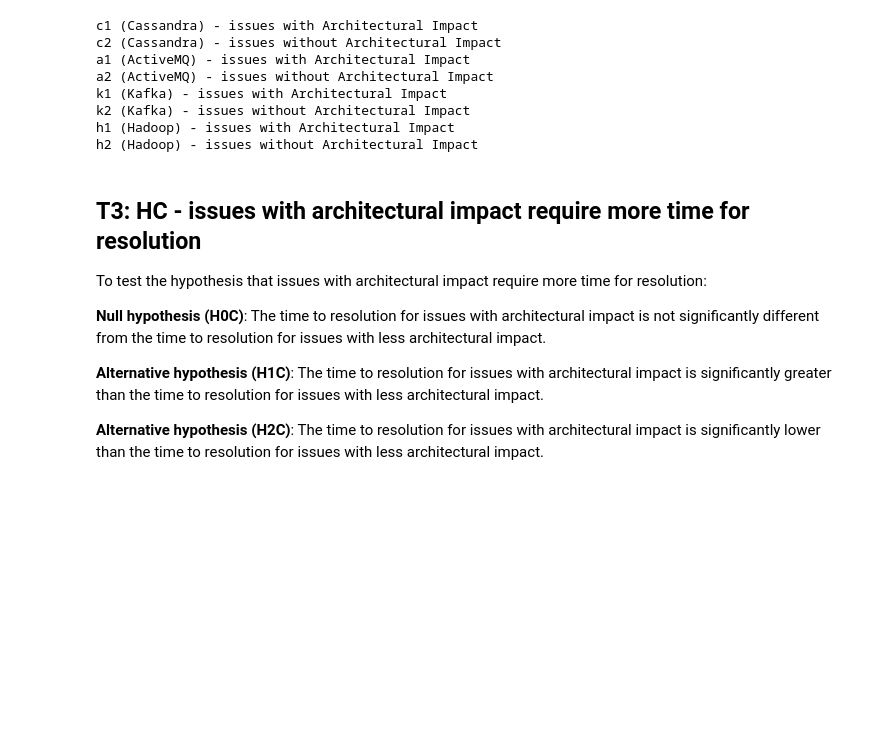
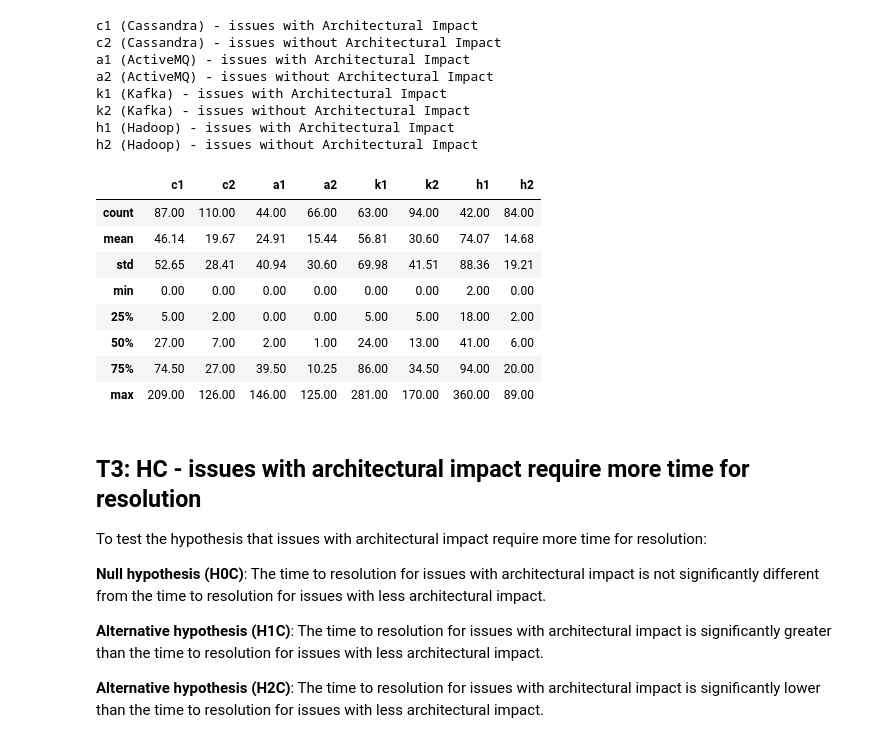
Before and after one commit to armandossrecife/my_validation3, a Jupyter notebook: my_comparison.ipynb, the cells around one changed output. Cells and saved outputs as stored; diff of their text form; code cells hidden in the pictures; blank space fills up the shorter version.

```diff
--- a/my_comparison.ipynb
+++ b/my_comparison.ipynb
@@ -1381,6 +1429,19 @@ k1 (Kafka) - issues with Architectural Impact
 k2 (Kafka) - issues without Architectural Impact
 h1 (Hadoop) - issues with Architectural Impact
 h2 (Hadoop) - issues without Architectural Impact
+# %%
+df_describe_time_resolution_issues = df_describe_statistics(d9_cassandra_without_outliers, d10_cassandra_without_outliers,d11_activema_without_outliers,d12_activemq_without_outliers, d11_kafka_without_outliers,d12_kafka_without_outliers, d11_hadoop_without_outliers,d12_hadoop_without_outliers)
+df_describe_time_resolution_issues
+# %% [output]
+|  | c1 | c2 | a1 | a2 | k1 | k2 | h1 | h2 |
+| count | 87.00 | 110.00 | 44.00 | 66.00 | 63.00 | 94.00 | 42.00 | 84.00 |
+| mean | 46.14 | 19.67 | 24.91 | 15.44 | 56.81 | 30.60 | 74.07 | 14.68 |
+| std | 52.65 | 28.41 | 40.94 | 30.60 | 69.98 | 41.51 | 88.36 | 19.21 |
+| min | 0.00 | 0.00 | 0.00 | 0.00 | 0.00 | 0.00 | 2.00 | 0.00 |
+| 25% | 5.00 | 2.00 | 0.00 | 0.00 | 5.00 | 5.00 | 18.00 | 2.00 |
+| 50% | 27.00 | 7.00 | 2.00 | 1.00 | 24.00 | 13.00 | 41.00 | 6.00 |
+| 75% | 74.50 | 27.00 | 39.50 | 10.25 | 86.00 | 34.50 | 94.00 | 20.00 |
+| max | 209.00 | 126.00 | 146.00 | 125.00 | 281.00 | 170.00 | 360.00 | 89.00 |
 # %% [markdown]
 ## T3: HC - issues with architectural impact require more time for resolution
 To test the hypothesis that issues with architectural impact require more time for resolution:
```
Also changed, not shown: parts of 9 cells of this notebook.
